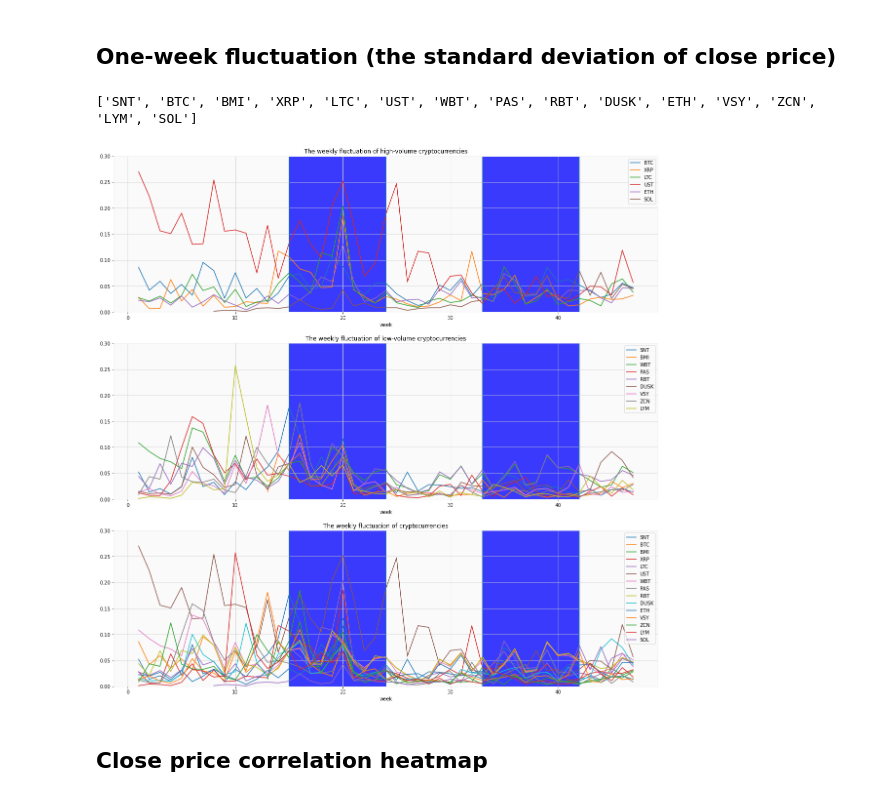
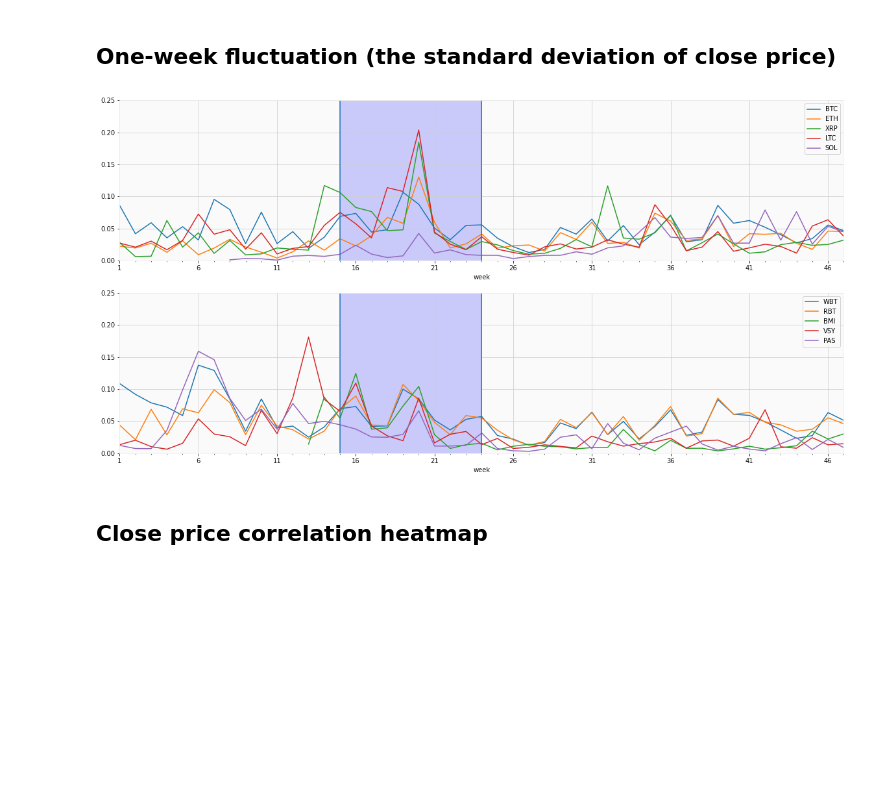
Before and after one commit to codingFerryman/crypto_market_hierarchy_structure, a Jupyter notebook: src/exploration.ipynb, the cells around one changed output. Saved outputs shown, nothing was run; the diff lists cells and outputs as text; code cells hidden in the pictures; blank space fills up the shorter version.

```diff
--- a/src/exploration.ipynb
+++ b/src/exploration.ipynb
@@ -195,0 +323,14 @@ vol_concern = list({*least_vol_all, *top_vol_all})
+# %%
+data_vola_list = []
+for coin in [*top_vol_not_stable[:8], *least_vol_not_stable[:8]]:
+    file_path = Path(data_path, '1D', f"{coin}_USD_1D.csv").resolve()
+    _tmp_df = load_data(time_ranges[2][0],
+                        time_ranges[2][1],
+                        file_path,
+                        fill_na=True,
+                        price='close').reset_index().set_index(['datetime', 'coin'])[['close', 'volume']].pct_change().abs().rename(
+        columns={"close": "close_diff", "volume": "volume_diff", "timestamp": "timestamp_diff"}
+    )
+    data_vola_list.append(_tmp_df)
+data_vola_df = pd.concat(data_vola_list).dropna()
+data_vola_df['week'] = data_vola_df.index.get_level_values('datetime').to_series().apply(lambda x: x.isocalendar()[1]).values
@@ -196,49 +374,47 @@ vol_concern = list({*least_vol_all, *top_vol_all})
 # %% [markdown]
 ## One-week fluctuation (the standard deviation of close price)
-# %%
-print(vol_concern)
-# %% [output]
-['SNT', 'BTC', 'BMI', 'XRP', 'LTC', 'UST', 'WBT', 'PAS', 'RBT', 'DUSK', 'ETH', 'VSY', 'ZCN', 'LYM', 'SOL']
 # %%
 data_fluc_list = []
-for coin in vol_concern:
-    file_path = Path(data_path, interval_1D, f"{coin}_USD_{interval_1D}.csv").resolve()
-    data_fluc_list.append(load_data('2021-01-04', '2021-11-29', file_path, fill_na=True, price='close'))
+for coin in [*top_vol_not_stable, *least_vol_not_stable]:
+    file_path = Path(data_path, '1D', f"{coin}_USD_1D.csv").resolve()
+    data_fluc_list.append(load_data(time_ranges[2][0], time_ranges[2][1], file_path, fill_na=True, price='close'))
 data_fluc_df = pd.concat(data_fluc_list)
 data_fluc_df['week'] = data_fluc_df['datetime'].apply(lambda x: x.isocalendar()[1])
 # %%
-%matplotlib inline
-
-fig, axs = plt.subplots(3, 1, figsize=(20,20))
+fig, axs = plt.subplots(2, 1, figsize=(20,10))
 axs.ravel()
 
 idx = 0
-for concern_list in [top_vol_all, least_vol_all, vol_concern]:
+for concern_list in [top_vol_not_stable, least_vol_not_stable]:
     for tick in concern_list:
         scaler = MinMaxScaler()
         _tmp_df = data_fluc_df[data_fluc_df.index.get_level_values('coin') == tick].set_index('datetime').copy()
         _tmp_df['price_std'] = scaler.fit_transform(_tmp_df[['close']])
         _tmp_df.groupby('week').std()['price_std'].plot(label=tick, ax=axs[idx])
     axs[idx].legend()
-    axs[idx].set_ylim([0., 0.3])
+    axs[idx].set_xticks(np.arange(1, max(_tmp_df.week), 5))
+    axs[idx].set_xticks(np.arange(1, max(_tmp_df.week), 1), minor=True)
+    axs[idx].set_ylim([0., 0.25])
+    axs[idx].set_xlim([1., 47])
     idx += 1
 
 def day_to_week_2021(day):
     return 1 + (1 + day - 4) // 7
 
 
-for j in idx_list:
+for j in idx_list[:2]:
     for i in range(idx):
         axs[i].axvline(x=day_to_week_2021(j), ymin=0)
-        axs[i].axvspan(int(day_to_week_2021(idx_list[0])), int(day_to_week_2021(idx_list[1])), alpha=0.3, color='blue')
-        axs[i].axvspan(int(day_to_week_2021(idx_list[2])), int(day_to_week_2021(idx_list[3])), alpha=0.3, color='blue')
+        axs[i].axvspan(int(day_to_week_2021(idx_list[0])), int(day_to_week_2021(idx_list[1])), alpha=0.1, color='blue')
+        # axs[i].axvspan(int(day_to_week_2021(idx_list[2])), int(day_to_week_2021(idx_list[3])), alpha=0.1, color='blue')
 
-axs[0].set_title('The weekly fluctuation of high-volume cryptocurrencies')
-axs[1].set_title('The weekly fluctuation of low-volume cryptocurrencies')
-axs[2].set_title('The weekly fluctuation of cryptocurrencies')
+# axs[0].set_title('The weekly fluctuation of high-volume cryptocurrencies')
+# axs[1].set_title('The weekly fluctuation of low-volume cryptocurrencies')
+# axs[2].set_title('The weekly fluctuation of cryptocurrencies')
+fig.savefig('high-vol-fluc.png')
 plt.show()
 # %% [output]
-[figure, old version]
+[figure, new version]
 # %% [markdown]
 ## Close price correlation heatmap
 # %%
```
Also changed, not shown: parts of 25 cells of this notebook.
